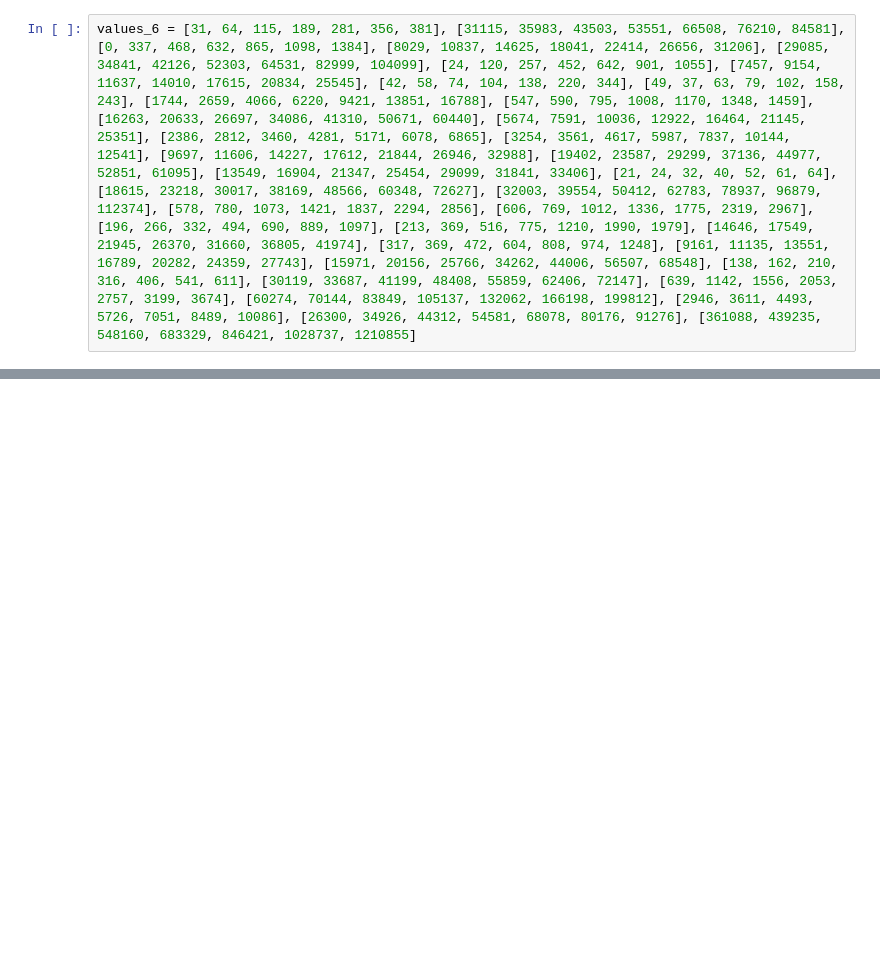
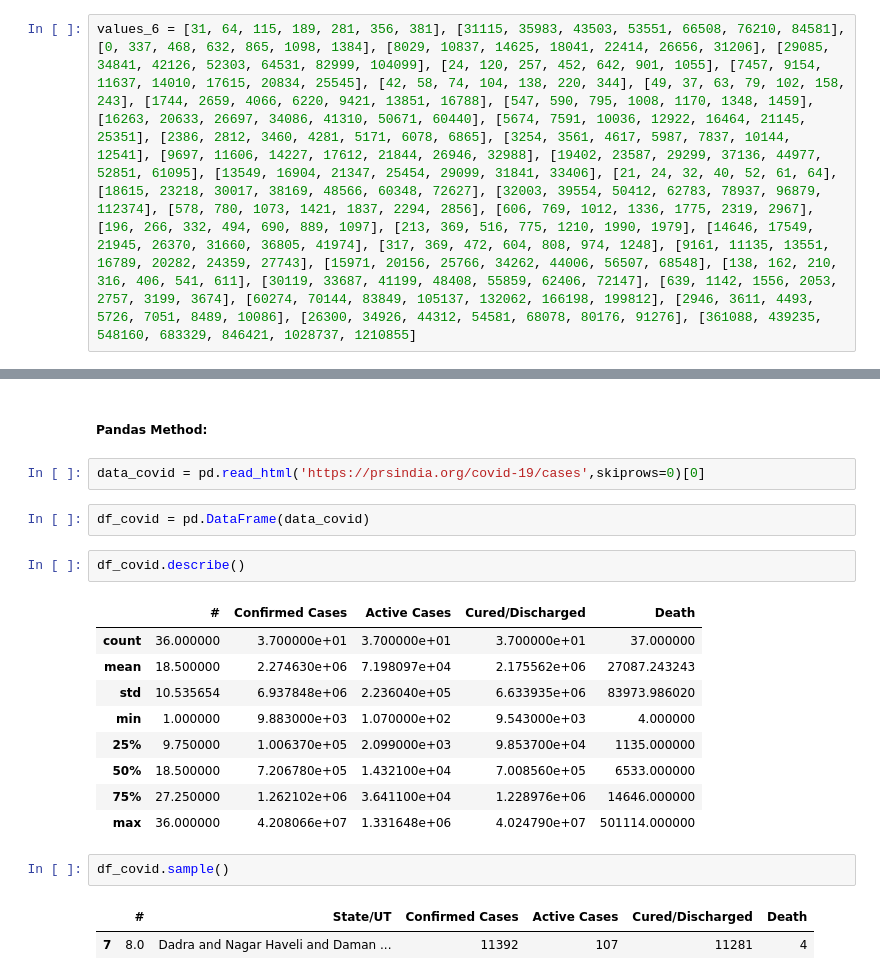
Before and after one commit to AntonioLopga12/ETL_Proyect_2022, a Jupyter notebook: 1_EXTRACTION.ipynb, the cells around one changed output, grey strips where cells are left out. Saved outputs shown, nothing was run; the diff lists cells and outputs as text; blank space fills up the shorter version.

```diff
--- a/1_EXTRACTION.ipynb
+++ b/1_EXTRACTION.ipynb
@@ -198,0 +224,23 @@ Table_1
+# %% [markdown]
+##### Pandas Method:
+# %%
+data_covid = pd.read_html('https://prsindia.org/covid-19/cases',skiprows=0)[0]
+# %%
+df_covid = pd.DataFrame(data_covid)
+# %%
+df_covid.describe()
+# %% [output]
+|  | # | Confirmed Cases | Active Cases | Cured/Discharged | Death |
+| count | 36.000000 | 3.700000e+01 | 3.700000e+01 | 3.700000e+01 | 37.000000 |
+| mean | 18.500000 | 2.274630e+06 | 7.198097e+04 | 2.175562e+06 | 27087.243243 |
+| std | 10.535654 | 6.937848e+06 | 2.236040e+05 | 6.633935e+06 | 83973.986020 |
+| min | 1.000000 | 9.883000e+03 | 1.070000e+02 | 9.543000e+03 | 4.000000 |
+| 25% | 9.750000 | 1.006370e+05 | 2.099000e+03 | 9.853700e+04 | 1135.000000 |
+| 50% | 18.500000 | 7.206780e+05 | 1.432100e+04 | 7.008560e+05 | 6533.000000 |
+| 75% | 27.250000 | 1.262102e+06 | 3.641100e+04 | 1.228976e+06 | 14646.000000 |
+| max | 36.000000 | 4.208066e+07 | 1.331648e+06 | 4.024790e+07 | 501114.000000 |
+# %%
+df_covid.sample()
+# %% [output]
+|  | # | State/UT | Confirmed Cases | Active Cases | Cured/Discharged | Death |
+| 7 | 8.0 | Dadra and Nagar Haveli and Daman ... | 11392 | 107 | 11281 | 4 |
```
Also changed, not shown: parts of 62 cells of this notebook, 4 other files.
